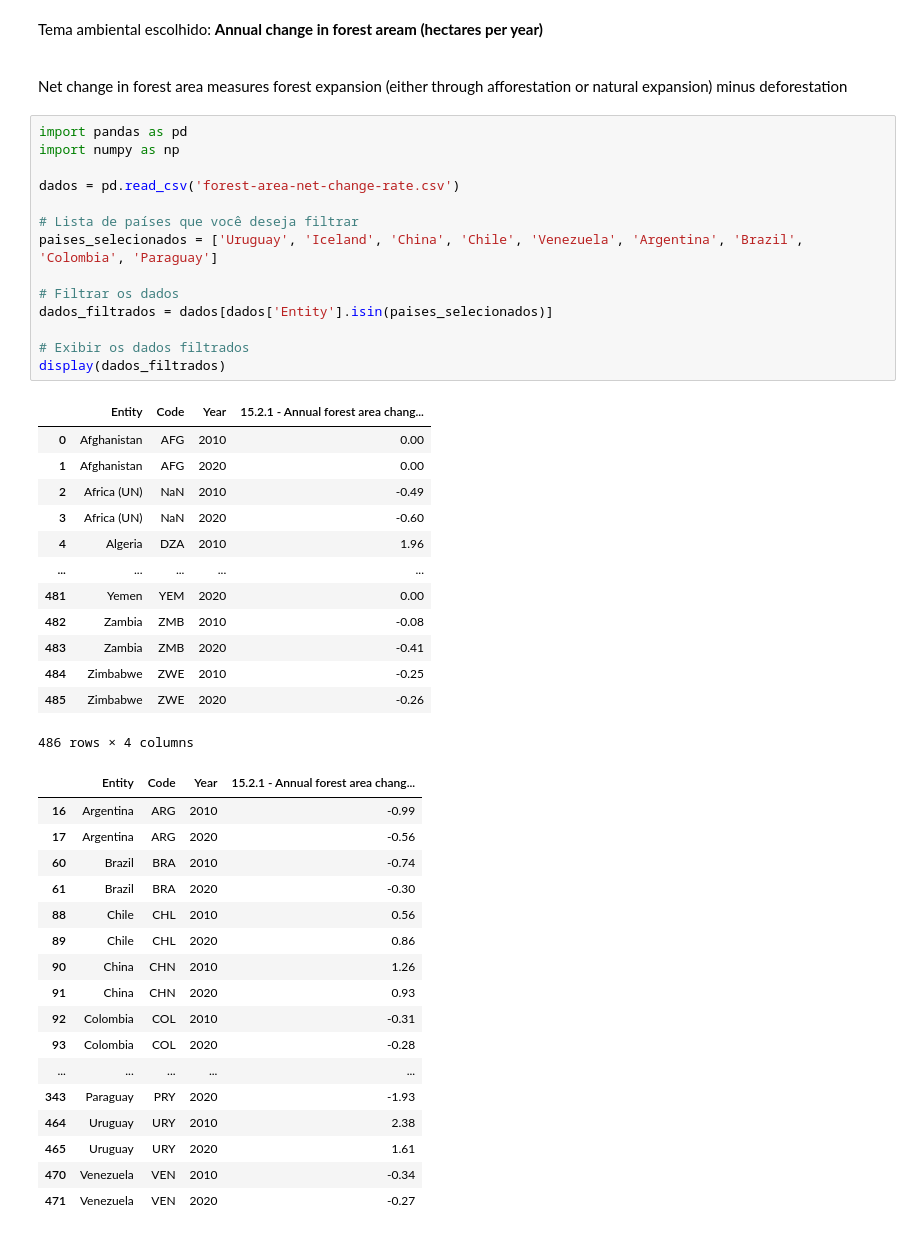
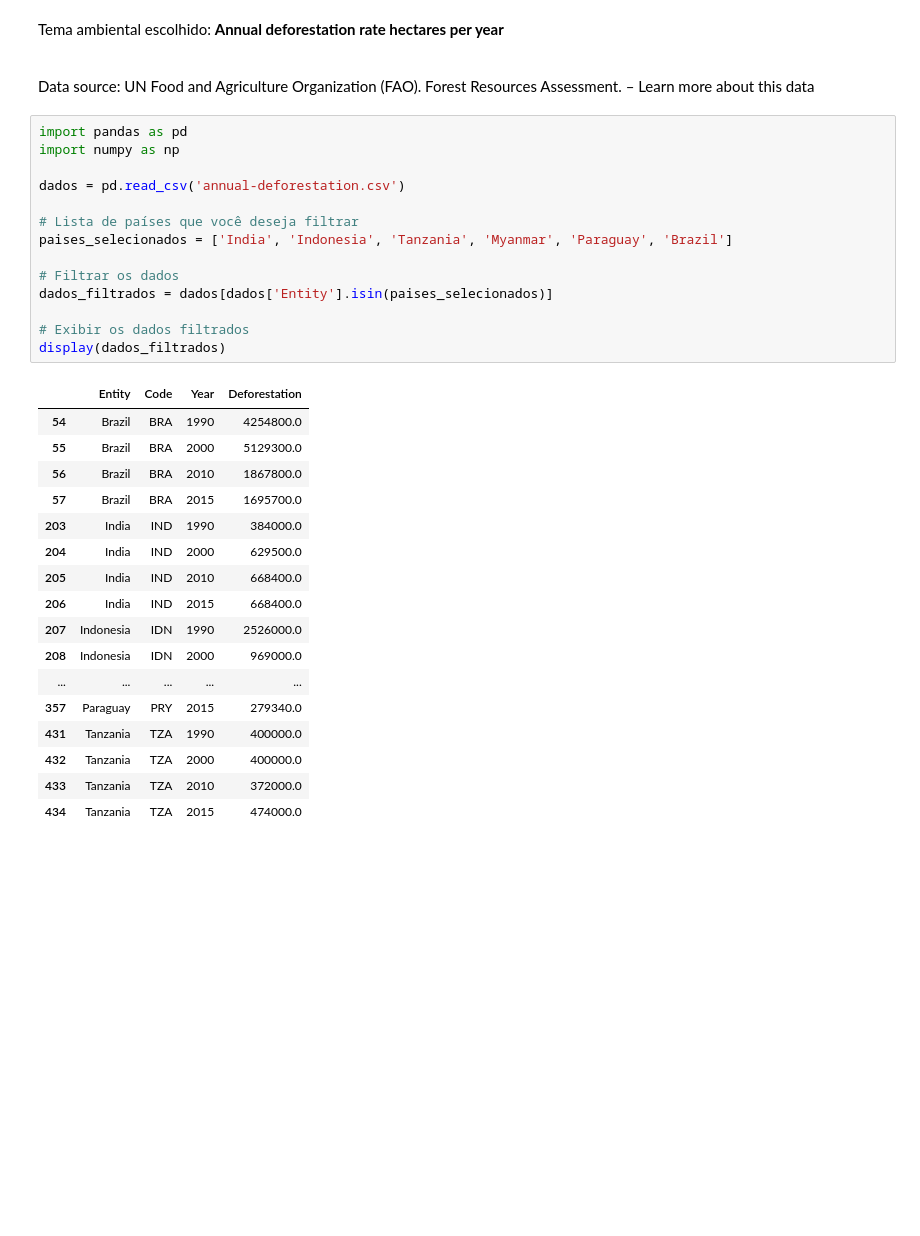
Before and after one commit to gabireisch/av3, a Jupyter notebook: av3.ipynb, the cells around one changed output. Saved outputs shown, nothing was run; the diff lists cells and outputs as text; blank space fills up the shorter version.

```diff
--- a/av3.ipynb
+++ b/av3.ipynb
@@ -10,53 +8,40 @@ hbuky
 # %% [markdown]
 ## Exercício 3
 ![alt text](ex3.png)
-# %% [markdown]
-Tema ambiental escolhido: **Annual change in forest aream (hectares per year)**
-
-\
-Net change in forest area measures forest expansion (either through afforestation or natural expansion) minus deforestation
+# %% [markdown]
+Tema ambiental escolhido: **Annual deforestation rate hectares per year**
+
+\
+Data source: UN Food and Agriculture Organization (FAO). Forest Resources Assessment. – Learn more about this data
 # %%
 import pandas as pd
 import numpy as np
 
-dados = pd.read_csv('forest-area-net-change-rate.csv')
+dados = pd.read_csv('annual-deforestation.csv')
 
 # Lista de países que você deseja filtrar
-paises_selecionados = ['Uruguay', 'Iceland', 'China', 'Chile', 'Venezuela', 'Argentina', 'Brazil', 'Colombia', 'Paraguay']
+paises_selecionados = ['India', 'Indonesia', 'Tanzania', 'Myanmar', 'Paraguay', 'Brazil']
 
 # Filtrar os dados
 dados_filtrados = dados[dados['Entity'].isin(paises_selecionados)]
 
 # Exibir os dados filtrados
 display(dados_filtrados)
 # %% [output]
-|  | Entity | Code | Year | 15.2.1 - Annual forest area chang... |
-| 0 | Afghanistan | AFG | 2010 | 0.00 |
-| 1 | Afghanistan | AFG | 2020 | 0.00 |
-| 2 | Africa (UN) | NaN | 2010 | -0.49 |
-| 3 | Africa (UN) | NaN | 2020 | -0.60 |
-| 4 | Algeria | DZA | 2010 | 1.96 |
+|  | Entity | Code | Year | Deforestation |
+| 54 | Brazil | BRA | 1990 | 4254800.0 |
+| 55 | Brazil | BRA | 2000 | 5129300.0 |
+| 56 | Brazil | BRA | 2010 | 1867800.0 |
+| 57 | Brazil | BRA | 2015 | 1695700.0 |
+| 203 | India | IND | 1990 | 384000.0 |
+| 204 | India | IND | 2000 | 629500.0 |
+| 205 | India | IND | 2010 | 668400.0 |
+| 206 | India | IND | 2015 | 668400.0 |
+| 207 | Indonesia | IDN | 1990 | 2526000.0 |
+| 208 | Indonesia | IDN | 2000 | 969000.0 |
 | ... | ... | ... | ... | ... |
-| 481 | Yemen | YEM | 2020 | 0.00 |
-| 482 | Zambia | ZMB | 2010 | -0.08 |
-| 483 | Zambia | ZMB | 2020 | -0.41 |
-| 484 | Zimbabwe | ZWE | 2010 | -0.25 |
-| 485 | Zimbabwe | ZWE | 2020 | -0.26 |
+| 357 | Paraguay | PRY | 2015 | 279340.0 |
+| 431 | Tanzania | TZA | 1990 | 400000.0 |
+| 432 | Tanzania | TZA | 2000 | 400000.0 |
+| 433 | Tanzania | TZA | 2010 | 372000.0 |
+| 434 | Tanzania | TZA | 2015 | 474000.0 |
-486 rows × 4 columns
-|  | Entity | Code | Year | 15.2.1 - Annual forest area chang... |
-| 16 | Argentina | ARG | 2010 | -0.99 |
-| 17 | Argentina | ARG | 2020 | -0.56 |
-| 60 | Brazil | BRA | 2010 | -0.74 |
-| 61 | Brazil | BRA | 2020 | -0.30 |
-| 88 | Chile | CHL | 2010 | 0.56 |
-| 89 | Chile | CHL | 2020 | 0.86 |
-| 90 | China | CHN | 2010 | 1.26 |
-| 91 | China | CHN | 2020 | 0.93 |
-| 92 | Colombia | COL | 2010 | -0.31 |
-| 93 | Colombia | COL | 2020 | -0.28 |
-| ... | ... | ... | ... | ... |
-| 343 | Paraguay | PRY | 2020 | -1.93 |
-| 464 | Uruguay | URY | 2010 | 2.38 |
-| 465 | Uruguay | URY | 2020 | 1.61 |
-| 470 | Venezuela | VEN | 2010 | -0.34 |
-| 471 | Venezuela | VEN | 2020 | -0.27 |
```
Also changed, not shown: parts of 6 cells of this notebook, 2 other files.
